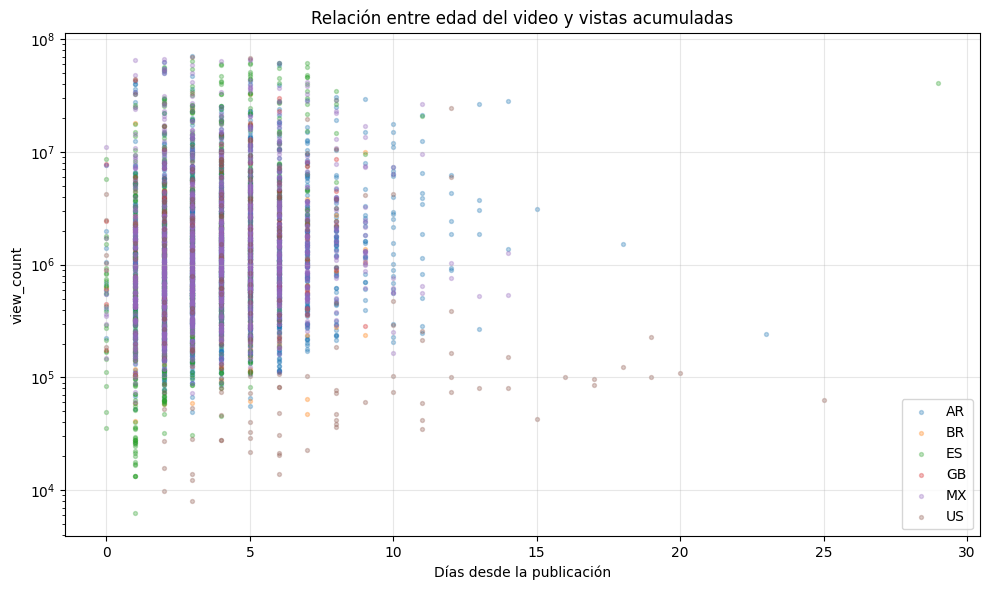
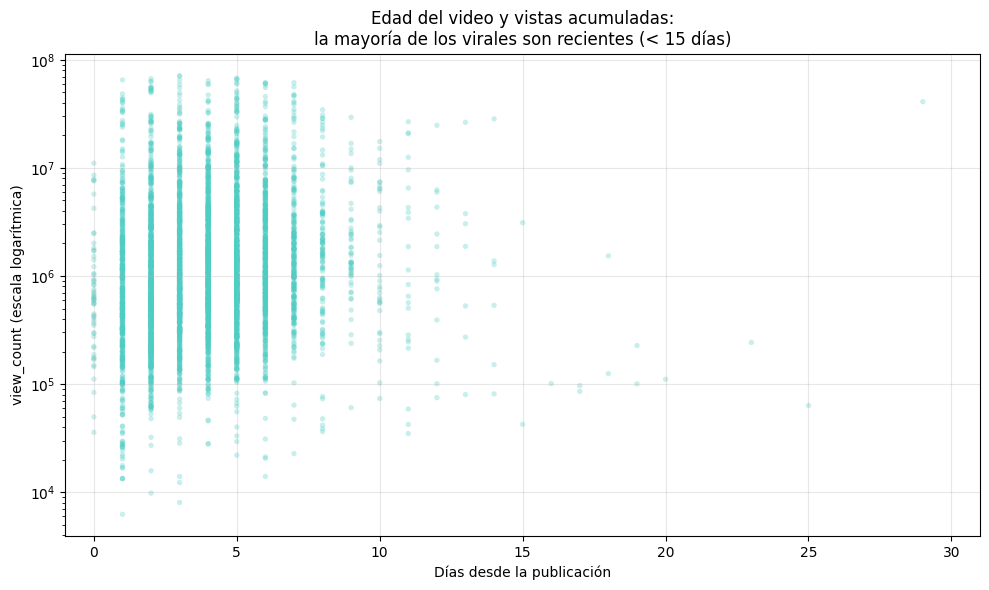
Code edit (unified diff) that turned the first committed figure into the second:
--- before
+++ after
@@ -1,15 +1,21 @@
 limite_v = df_analisis['view_count'].quantile(0.99)
-muestra = df_analisis[df_analisis['view_count'] <= limite_v].sample(n=min(5000, len(df_analisis)), random_state=42)
+muestra = df_analisis[df_analisis['view_count'] <= limite_v].sample(
+    n=min(5000, len(df_analisis)), random_state=42
+)
 
 plt.figure(figsize=(10, 6))
-for pais in sorted(muestra['country'].unique()):
-    sub = muestra[muestra['country'] == pais]
-    plt.scatter(sub['dias_desde_publicacion'], sub['view_count'], alpha=0.3, s=8, label=pais)
-
+plt.scatter(
+    muestra['dias_desde_publicacion'],
+    muestra['view_count'],
+    alpha=0.3,
+    s=15,
+    color='#4ECDC4',
+    edgecolor='none'
+)
 plt.xlabel('Días desde la publicación')
-plt.ylabel('view_count')
+plt.ylabel('view_count (escala logarítmica)')
 plt.yscale('log')
-plt.title('Relación entre edad del video y vistas acumuladas')
-plt.legend()
+plt.xlim(-1, 31)   # forzar rango visual
+plt.title('Edad del video y vistas acumuladas:\nla mayoría de los virales son recientes (< 15 días)')
 plt.tight_layout()
 plt.savefig('../figuras/edad_vs_view_count.png', dpi=150, bbox_inches='tight')

Commit: Refina graficos seccion 3.4, corrige hallazgo 3 y elimina figuras obsoletas